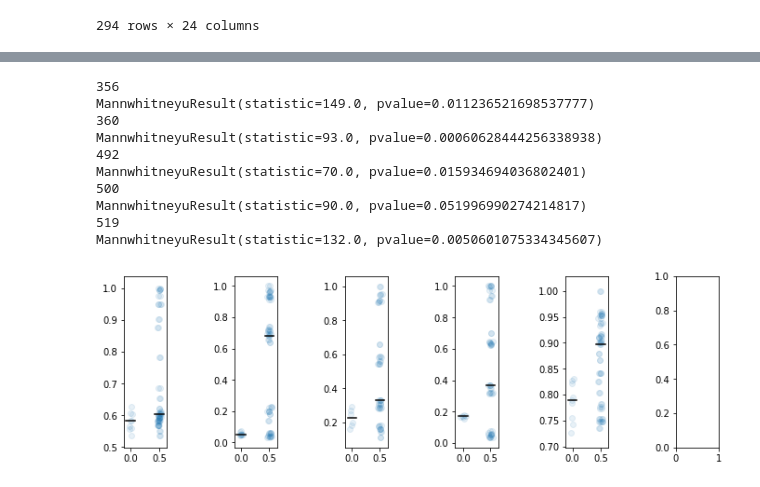
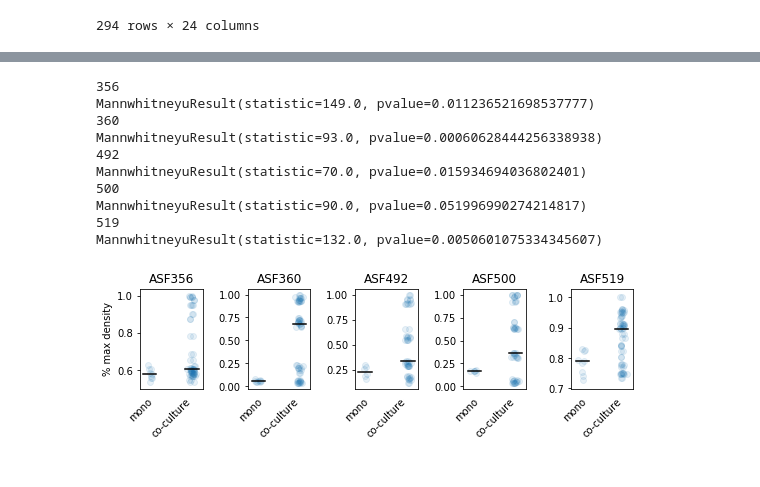
Before and after one commit to gregmedlock/asf_interactions, a Jupyter notebook: bin/abundance_plotting.ipynb, the cells around one changed output, grey strips where cells are left out. Saved outputs shown, nothing was run; the diff lists cells and outputs as text; code cells hidden in the pictures.

```diff
--- a/bin/qPCR_plotting.ipynb
+++ b/bin/abundance_plotting.ipynb
@@ -338,46 +345,52 @@ MannwhitneyuResult(statistic=294.0, pvalue=0.17319458498901147)
 # %%
 # Do the same with 361 excluded
-fig,axes=plt.subplots(1,6)
+fig,axes=plt.subplots(1,5)
 
 i = 0
 shift = 0.5
 median_width = 0.08
 species_no_361  = ['356','360','492','500','519']
 for specie in species_no_361:
     print(specie)
     subset = master.loc[master['species'].str.find(specie) > -1,]
-    subset = subset.loc[subset['species'].str.find('361') < 0,]
+    subset = subset.loc[subset['species'].str.find('361') < 0,] # remove all the co-culture that contained 361
     monocultures = subset.loc[subset['species'] == specie]['normalized_OD']
-    mean = monocultures.mean()
-    std = monocultures.std()
-    #mono_z = (monocultures-mean)/std
-
     cocultures = subset.loc[subset['species'] != specie]['normalized_OD']
-    #coculture_z = (cocultures-mean)/std
     mono_z = monocultures/max(monocultures.max(),cocultures.max())
     coculture_z = cocultures/max(monocultures.max(),cocultures.max())
     # compute mann-whitney rank test
     print(scipy.stats.mannwhitneyu(mono_z,coculture_z))
-
     x = np.append(np.zeros(len(mono_z)),(np.zeros(len(coculture_z))+shift))
     x = x + np.random.normal(0,0.02,len(x))
     y = np.append(mono_z,coculture_z)
     ax=axes[i]
     ax.scatter(x,y,alpha=0.1)
     ax.plot([-median_width,median_width],[np.median(mono_z),np.median(mono_z)],'black')
     ax.plot([shift-median_width,shift+median_width],[np.median(coculture_z),np.median(coculture_z)],'black')
+    ax.set_title('ASF'+specie)
+    ax.tick_params(
+        axis='x',
+        which='both',
+        top='off',
+        bottom='off'
+    )
+    ax.set_xticks([0-0.2*shift,shift-0.5*shift])
+    ax.set_xticklabels(labels=['mono','co-culture'],rotation=45)
+    if i == 0:
+        ax.set_ylabel('% max density')
     i += 1
-fig.tight_layout()
-fig.set_size_inches(10,3)
+fig.tight_layout(w_pad=0.1)
+fig.set_size_inches(8,2)
+plt.savefig('../results/mono_vs_coculture_density_no361.svg', bbox_inches='tight')
 # %% [output]
 356
 MannwhitneyuResult(statistic=149.0, pvalue=0.011236521698537777)
 360
 MannwhitneyuResult(statistic=93.0, pvalue=0.00060628444256338938)
 492
 MannwhitneyuResult(statistic=70.0, pvalue=0.015934694036802401)
 500
 MannwhitneyuResult(statistic=90.0, pvalue=0.051996990274214817)
 519
 MannwhitneyuResult(statistic=132.0, pvalue=0.0050601075334345607)
-[figure, old version]
+[figure, new version]
```
Also changed, not shown: parts of 2 cells of this notebook, 4 other files.
